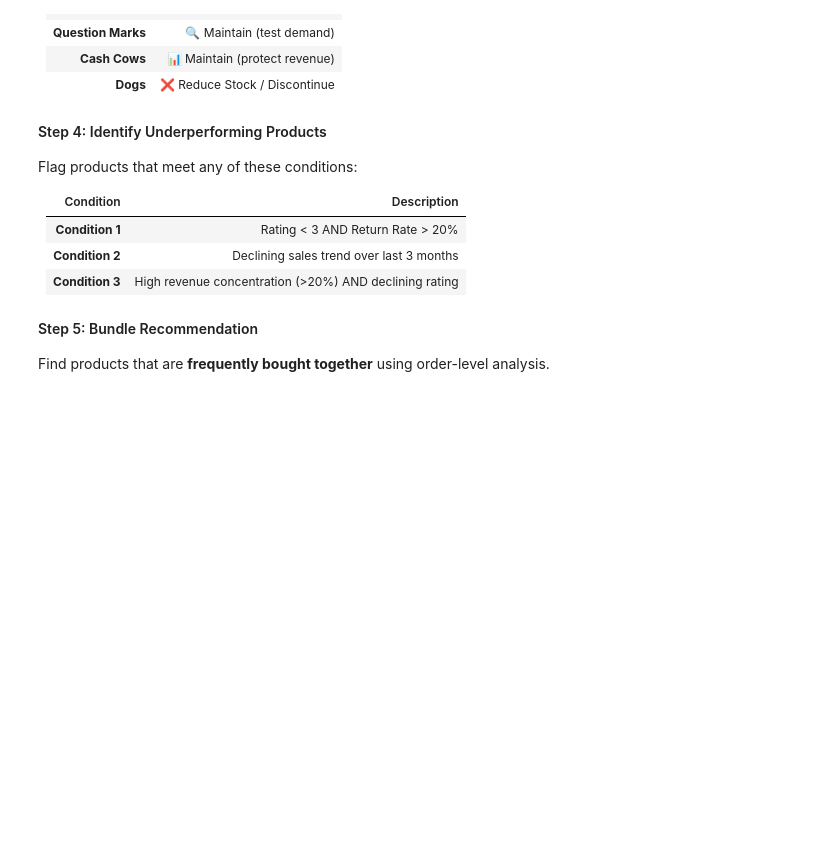
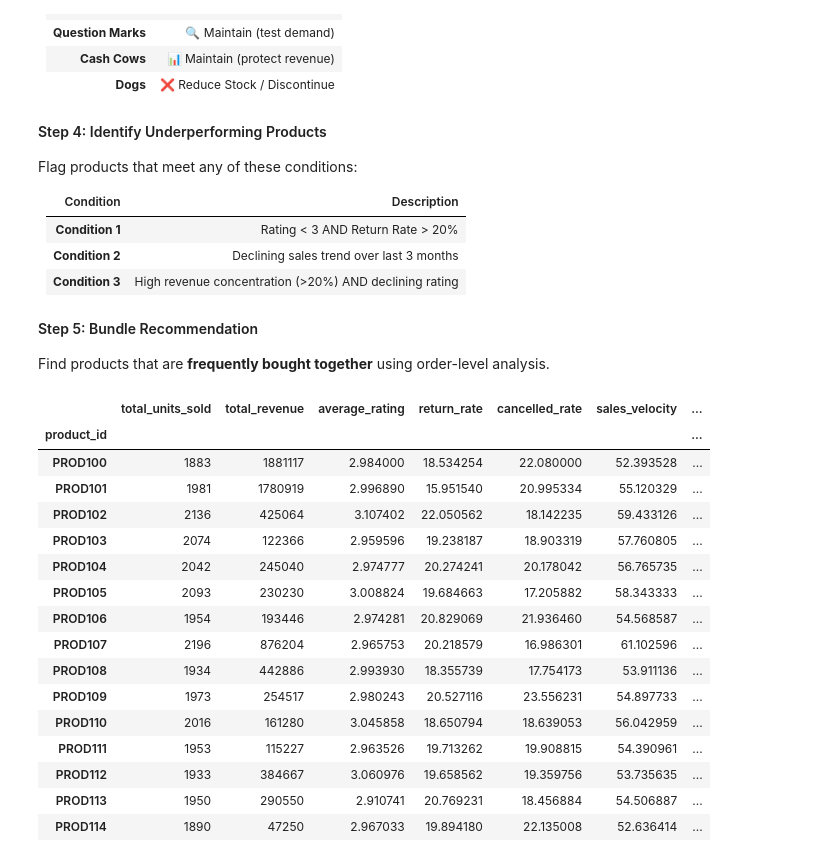
Before and after one commit to r-tavakoli/ai-ml-exercises, a Jupyter notebook: pandas/009_ecommerce_sales.ipynb, the cells around one changed output. Saved outputs shown, nothing was run; the diff lists cells and outputs as text; code cells hidden in the pictures; blank space fills up the shorter version.

Commit message:
step 1 of Product Performance & Inventory Optimization

```diff
--- a/pandas/009_ecommerce_sales.ipynb
+++ b/pandas/009_ecommerce_sales.ipynb
@@ -319,3 +319,57 @@ Flag products that meet any of these conditions:
 #### Step 5: Bundle Recommendation
 
 Find products that are **frequently bought together** using order-level analysis.
+# %%
+# step 1
+product_metrics = data.groupby(['product_id']).agg(
+    total_units_sold = ('quantity', 'sum'),
+    total_revenue = ('revenue', 'sum'),
+    average_rating = ('rating', 'mean'),
+)
+
+def return_quantity(group):
+    return_qty = group.loc[group['order_status'] == 'Returned', ['quantity']].sum()
+    total_units_sold = group['quantity'].sum()
+    return return_qty * 100 / total_units_sold
+
+def cancel_quantity(group):
+    cancelled_orders_count = group.loc[group['order_status'] == 'Cancelled'].shape[0]
+    total_orders = group.shape[0]
+    return cancelled_orders_count * 100 / total_orders
+
+product_metrics['return_rate'] = data.groupby(['product_id'], group_keys=False).apply(return_quantity, include_groups=False)
+product_metrics['cancelled_rate'] = data.groupby(['product_id'], group_keys=False).apply(cancel_quantity, include_groups=False)
+
+def sales_velocity(group):
+    if group.empty:
+        return 0
+    min_date = group['order_date'].min()
+    max_date = group['order_date'].max()
+    months = max((max_date - min_date).days / 30.44, 0.1)  # avoid division by zero
+    total_units = group['quantity'].sum()
+    return total_units / months
+
+product_metrics['sales_velocity'] = data.groupby('product_id', group_keys=False).apply(sales_velocity, include_groups=False)
+
+total_revenue_all = data['revenue'].sum()
+product_metrics['revenue_concentration_pct'] = product_metrics['total_revenue'] * 100 / total_revenue_all
+
+product_metrics
+# %% [output]
+|  | total_units_sold | total_revenue | average_rating | return_rate | cancelled_rate | sales_velocity | ... |
+| product_id |  |  |  |  |  |  | ... |
+| PROD100 | 1883 | 1881117 | 2.984000 | 18.534254 | 22.080000 | 52.393528 | ... |
+| PROD101 | 1981 | 1780919 | 2.996890 | 15.951540 | 20.995334 | 55.120329 | ... |
+| PROD102 | 2136 | 425064 | 3.107402 | 22.050562 | 18.142235 | 59.433126 | ... |
+| PROD103 | 2074 | 122366 | 2.959596 | 19.238187 | 18.903319 | 57.760805 | ... |
+| PROD104 | 2042 | 245040 | 2.974777 | 20.274241 | 20.178042 | 56.765735 | ... |
+| PROD105 | 2093 | 230230 | 3.008824 | 19.684663 | 17.205882 | 58.343333 | ... |
+| PROD106 | 1954 | 193446 | 2.974281 | 20.829069 | 21.936460 | 54.568587 | ... |
+| PROD107 | 2196 | 876204 | 2.965753 | 20.218579 | 16.986301 | 61.102596 | ... |
+| PROD108 | 1934 | 442886 | 2.993930 | 18.355739 | 17.754173 | 53.911136 | ... |
+| PROD109 | 1973 | 254517 | 2.980243 | 20.527116 | 23.556231 | 54.897733 | ... |
+| PROD110 | 2016 | 161280 | 3.045858 | 18.650794 | 18.639053 | 56.042959 | ... |
+| PROD111 | 1953 | 115227 | 2.963526 | 19.713262 | 19.908815 | 54.390961 | ... |
+| PROD112 | 1933 | 384667 | 3.060976 | 19.658562 | 19.359756 | 53.735635 | ... |
+| PROD113 | 1950 | 290550 | 2.910741 | 20.769231 | 18.456884 | 54.506887 | ... |
+| PROD114 | 1890 | 47250 | 2.967033 | 19.894180 | 22.135008 | 52.636414 | ... |
```
